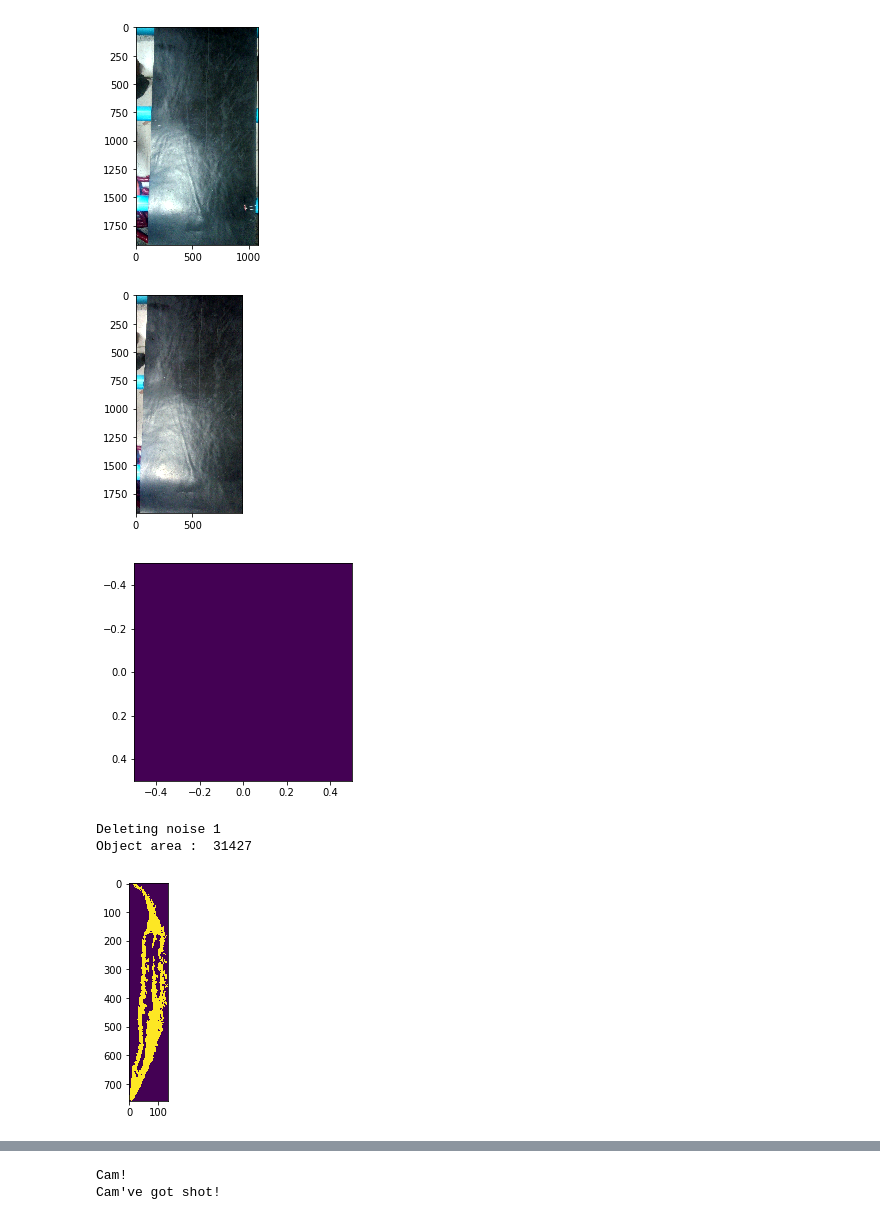
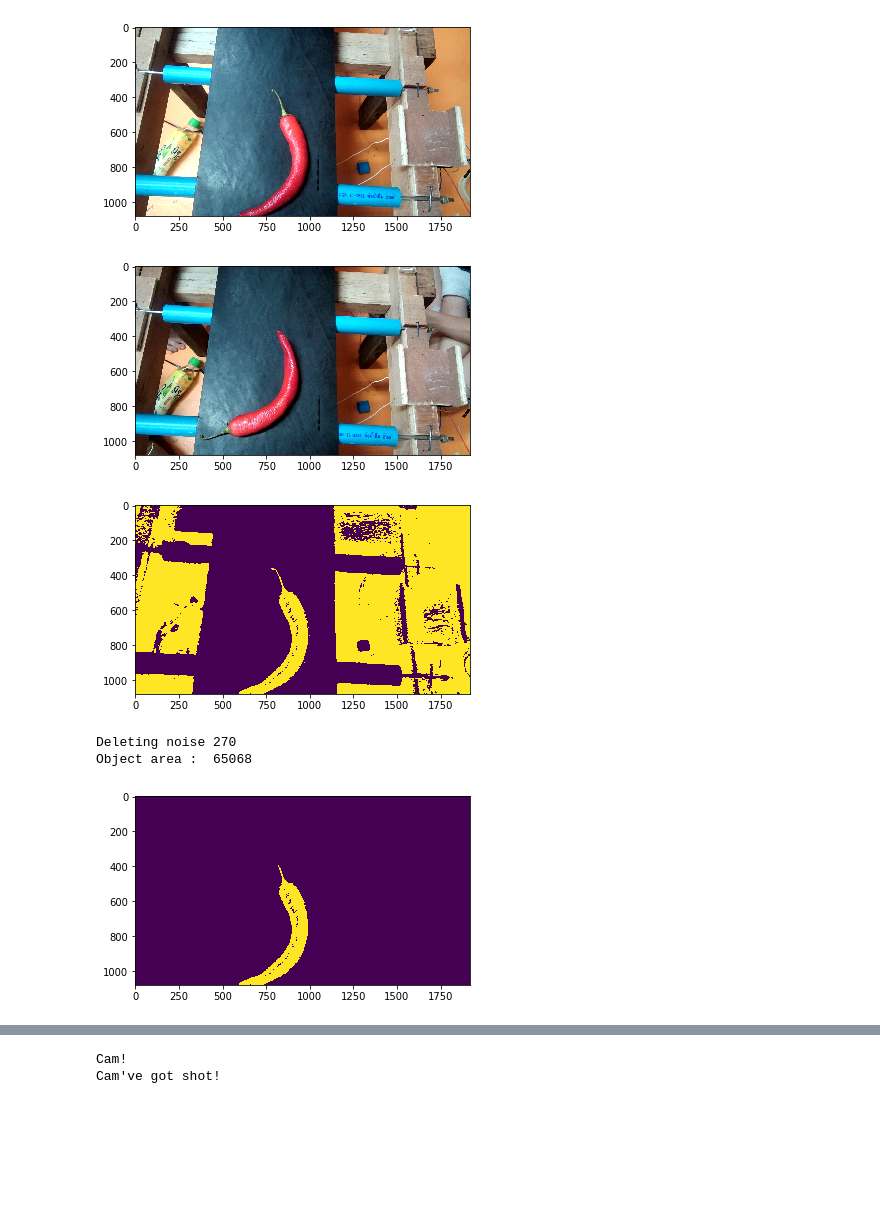
Before and after one commit to H11Maitree/Chilli_element, a Jupyter notebook: Calibration/cam.ipynb, the cells around one changed output, grey strips where cells are left out. Drawn from its saved outputs; the diff is of its cells as text; code cells hidden in the pictures; blank space fills up the shorter version.

```diff
--- a/Calibration/cam.ipynb
+++ b/Calibration/cam.ipynb
@@ -19,24 +19,24 @@ time.sleep(3)
 # %%
 ret, frame = cap.read()
 frame=frame[...,::-1]
-frame=np.rot90(frame, 1, )
+frame=np.rot90(frame, 0, )
 plt.imshow(frame)
 plt.show()
 # %% [output]
-[figure, old version]
+[figure, new version]
 # %%
-frame=frame[:,64:1005]
+frame=frame[:,:]
 plt.imshow(frame)
 plt.show()
 # %% [output]
-[figure, old version]
+[figure, new version]
 # %%
-binary=((((frame[:,:,0]/frame[:,:,2])+(frame[:,:,1]/frame[:,:,2]))>2.5)&(frame[:,:,0]+frame[:,:,1]+frame[:,:,2]<=760))
+binary=((((frame[:,:,0]/frame[:,:,2])+(frame[:,:,1]/frame[:,:,2]))>2.1)&(frame[:,:,0]+frame[:,:,1]+frame[:,:,2]<=700))
 
 plt.imshow(binary)
 plt.show()
 # %% [output]
-[figure, old version]
+[figure, new version]
 # %%
 labelframe=label(binary)
 regiongrframe=regionprops(labelframe)
@@ -48,7 +48,7 @@ for j in range(len(regiongrframe)):
     y0,x0=regiongrframe[j].centroid
     if area<30000:
         pass
-    elif(y0>yreal):
+    elif(y0>yreal and abs(750-x0)<=300):
         labelreal= regiongrframe[j].label
         yreal=y0
         minr, minc, maxr, maxc = regiongrframe[j].bbox
@@ -60,9 +60,9 @@ print("Object area : ",np.sum(binary))
 plt.imshow(binary)
 plt.show()
 # %% [output]
-Deleting noise 1
-Object area :  31427
+Deleting noise 270
+Object area :  65068
-[figure, old version]
+[figure, new version]
 # %%
 #print(waitforreq)
 #print("Requset code : ",waitforreq[0])
```
Also changed, not shown: parts of 1 cell of this notebook, 1 other file.
